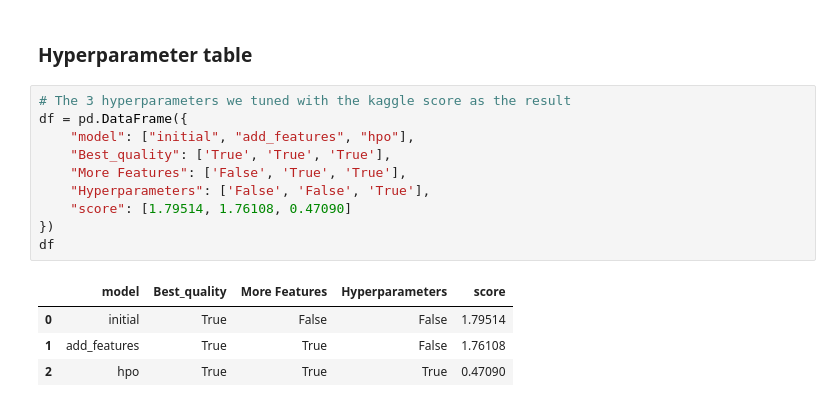
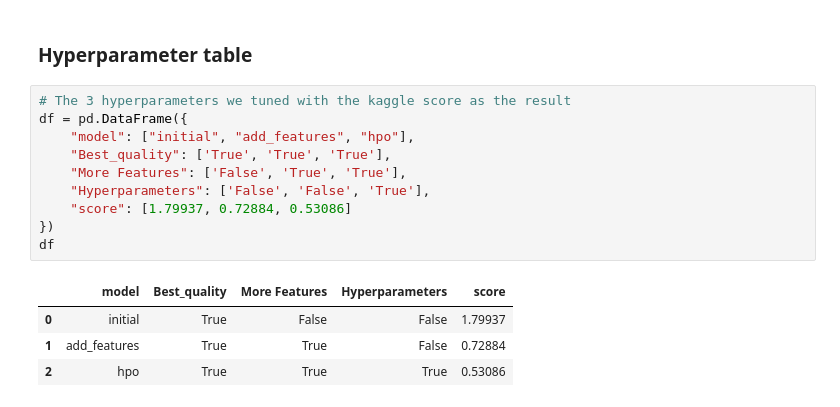
Before and after one commit to paulapipkin/bike-sharing, a Jupyter notebook: project-tbike-sharing.ipynb, the cells around one changed output. Drawn from its saved outputs; the diff is of its cells as text.

```diff
--- a/project-tbike-sharing.ipynb
+++ b/project-tbike-sharing.ipynb
@@ -637,15 +724,15 @@ fig.savefig('model_test_score.png')
 # %%
 # The 3 hyperparameters we tuned with the kaggle score as the result
 df = pd.DataFrame({
     "model": ["initial", "add_features", "hpo"],
     "Best_quality": ['True', 'True', 'True'],
     "More Features": ['False', 'True', 'True'],
     "Hyperparameters": ['False', 'False', 'True'],
-    "score": [1.79514, 1.76108, 0.47090]
+    "score": [1.79937, 0.72884, 0.53086]
 })
 df
 # %% [output]
 |  | model | Best_quality | More Features | Hyperparameters | score |
-| 0 | initial | True | False | False | 1.79514 |
-| 1 | add_features | True | True | False | 1.76108 |
-| 2 | hpo | True | True | True | 0.47090 |
+| 0 | initial | True | False | False | 1.79937 |
+| 1 | add_features | True | True | False | 0.72884 |
+| 2 | hpo | True | True | True | 0.53086 |
```
Also changed, not shown: parts of 35 cells of this notebook, 4 other files.
